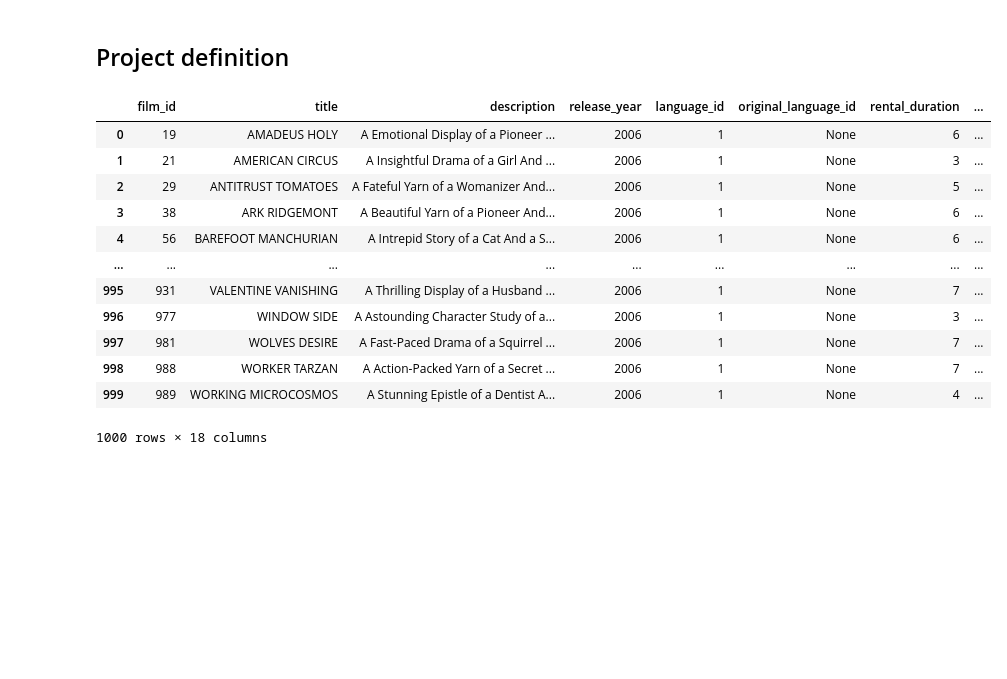
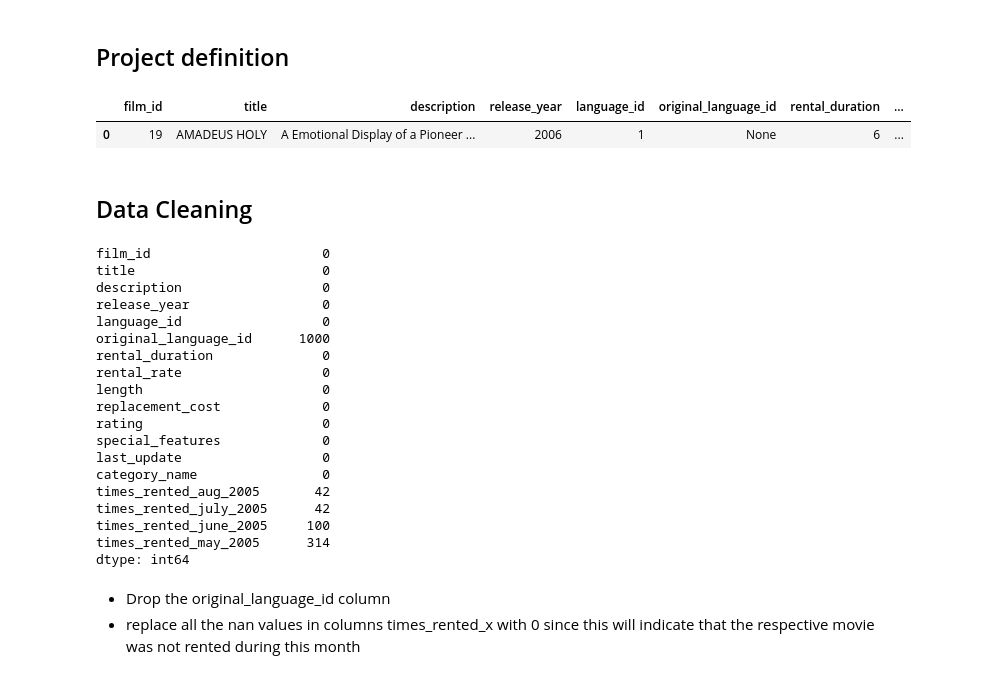
Before and after one commit to nataschaberg/classification-lab-u3, a Jupyter notebook: lab-logreg-sakila.ipynb, the cells around one changed output. Cells and saved outputs as stored; diff of their text form; code cells hidden in the pictures; blank space fills up the shorter version.

```diff
--- a/lab-logreg-sakila.ipynb
+++ b/lab-logreg-sakila.ipynb
@@ -79,20 +88,36 @@ SELECT f.*, c.name AS category_name,
 	ON q4.film_id = f.film_id;
 '''
 
-data = pd.read_sql_query(q, engine)
+df = pd.read_sql_query(q, engine)
 # %%
-data
+df.head(1)
 # %% [output]
 |  | film_id | title | description | release_year | language_id | original_language_id | rental_duration | ... |
 | 0 | 19 | AMADEUS HOLY | A Emotional Display of a Pioneer ... | 2006 | 1 | None | 6 | ... |
-| 1 | 21 | AMERICAN CIRCUS | A Insightful Drama of a Girl And ... | 2006 | 1 | None | 3 | ... |
-| 2 | 29 | ANTITRUST TOMATOES | A Fateful Yarn of a Womanizer And... | 2006 | 1 | None | 5 | ... |
-| 3 | 38 | ARK RIDGEMONT | A Beautiful Yarn of a Pioneer And... | 2006 | 1 | None | 6 | ... |
-| 4 | 56 | BAREFOOT MANCHURIAN | A Intrepid Story of a Cat And a S... | 2006 | 1 | None | 6 | ... |
-| ... | ... | ... | ... | ... | ... | ... | ... | ... |
-| 995 | 931 | VALENTINE VANISHING | A Thrilling Display of a Husband ... | 2006 | 1 | None | 7 | ... |
-| 996 | 977 | WINDOW SIDE | A Astounding Character Study of a... | 2006 | 1 | None | 3 | ... |
-| 997 | 981 | WOLVES DESIRE | A Fast-Paced Drama of a Squirrel ... | 2006 | 1 | None | 7 | ... |
-| 998 | 988 | WORKER TARZAN | A Action-Packed Yarn of a Secret ... | 2006 | 1 | None | 7 | ... |
-| 999 | 989 | WORKING MICROCOSMOS | A Stunning Epistle of a Dentist A... | 2006 | 1 | None | 4 | ... |
-1000 rows × 18 columns
+# %% [markdown]
+## Data Cleaning
+# %%
+df.isna().sum()
+# %% [output]
+film_id                      0
+title                        0
+description                  0
+release_year                 0
+language_id                  0
+original_language_id      1000
+rental_duration              0
+rental_rate                  0
+length                       0
+replacement_cost             0
+rating                       0
+special_features             0
+last_update                  0
+category_name                0
+times_rented_aug_2005       42
+times_rented_july_2005      42
+times_rented_june_2005     100
+times_rented_may_2005      314
+dtype: int64
+# %% [markdown]
+- Drop the original_language_id column
+- replace all the nan values in columns times_rented_x with 0 since this will indicate that the respective movie was not rented during this month
```
Also changed, not shown: parts of 43 cells of this notebook.
